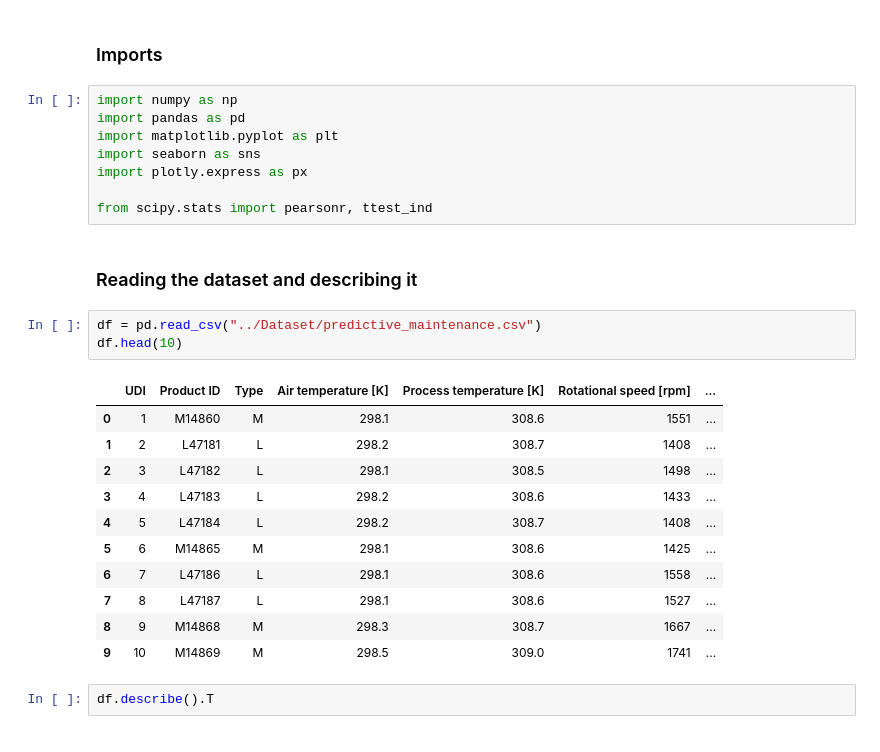
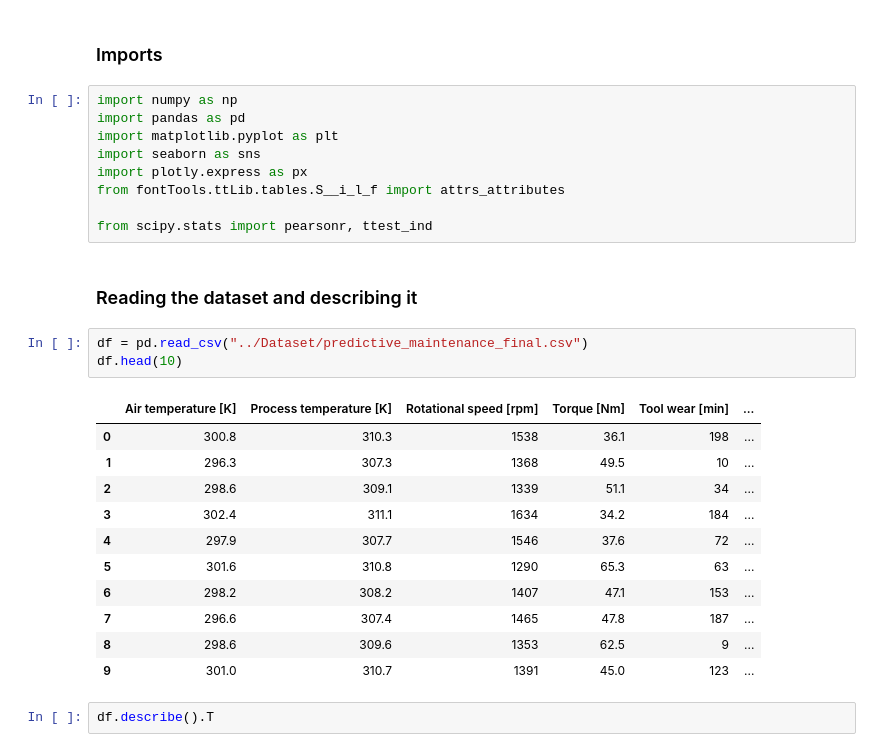
Before and after one commit to deb-cod/April-25-G2-Capstone-Project, a Jupyter notebook: EDA/Exploratory_Data_Analysis.ipynb, the cells around one changed output. Drawn from its saved outputs; the diff is of its cells as text.

Commit message:
feature:New Dataset and performing general EDA on the final dataset

```diff
--- a/EDA/Exploratory_Data_Analysis.ipynb
+++ b/EDA/Exploratory_Data_Analysis.ipynb
@@ -8,25 +8,26 @@ import pandas as pd
 import matplotlib.pyplot as plt
 import seaborn as sns
 import plotly.express as px
+from fontTools.ttLib.tables.S__i_l_f import attrs_attributes
 
 from scipy.stats import pearsonr, ttest_ind
 # %% [markdown]
 ### Reading the dataset and describing it
 # %%
-df = pd.read_csv("../Dataset/predictive_maintenance.csv")
+df = pd.read_csv("../Dataset/predictive_maintenance_final.csv")
 df.head(10)
 # %% [output]
-|  | UDI | Product ID | Type | Air temperature [K] | Process temperature [K] | Rotational speed [rpm] | ... |
-| 0 | 1 | M14860 | M | 298.1 | 308.6 | 1551 | ... |
-| 1 | 2 | L47181 | L | 298.2 | 308.7 | 1408 | ... |
-| 2 | 3 | L47182 | L | 298.1 | 308.5 | 1498 | ... |
-| 3 | 4 | L47183 | L | 298.2 | 308.6 | 1433 | ... |
-| 4 | 5 | L47184 | L | 298.2 | 308.7 | 1408 | ... |
-| 5 | 6 | M14865 | M | 298.1 | 308.6 | 1425 | ... |
-| 6 | 7 | L47186 | L | 298.1 | 308.6 | 1558 | ... |
-| 7 | 8 | L47187 | L | 298.1 | 308.6 | 1527 | ... |
-| 8 | 9 | M14868 | M | 298.3 | 308.7 | 1667 | ... |
-| 9 | 10 | M14869 | M | 298.5 | 309.0 | 1741 | ... |
+|  | Air temperature [K] | Process temperature [K] | Rotational speed [rpm] | Torque [Nm] | Tool wear [min] | ... |
+| 0 | 300.8 | 310.3 | 1538 | 36.1 | 198 | ... |
+| 1 | 296.3 | 307.3 | 1368 | 49.5 | 10 | ... |
+| 2 | 298.6 | 309.1 | 1339 | 51.1 | 34 | ... |
+| 3 | 302.4 | 311.1 | 1634 | 34.2 | 184 | ... |
+| 4 | 297.9 | 307.7 | 1546 | 37.6 | 72 | ... |
+| 5 | 301.6 | 310.8 | 1290 | 65.3 | 63 | ... |
+| 6 | 298.2 | 308.2 | 1407 | 47.1 | 153 | ... |
+| 7 | 296.6 | 307.4 | 1465 | 47.8 | 187 | ... |
+| 8 | 298.6 | 309.6 | 1353 | 62.5 | 9 | ... |
+| 9 | 301.0 | 310.7 | 1391 | 45.0 | 123 | ... |
 # %%
 df.describe().T
 # %% [output]
```
Also changed, not shown: parts of 21 cells of this notebook, 2 other files.
